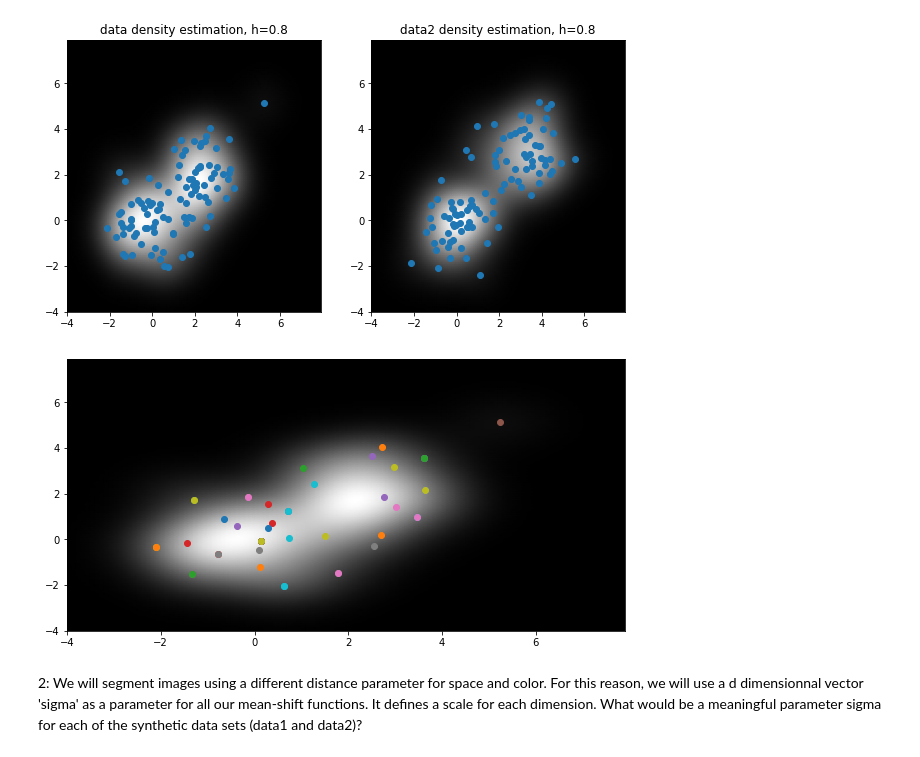
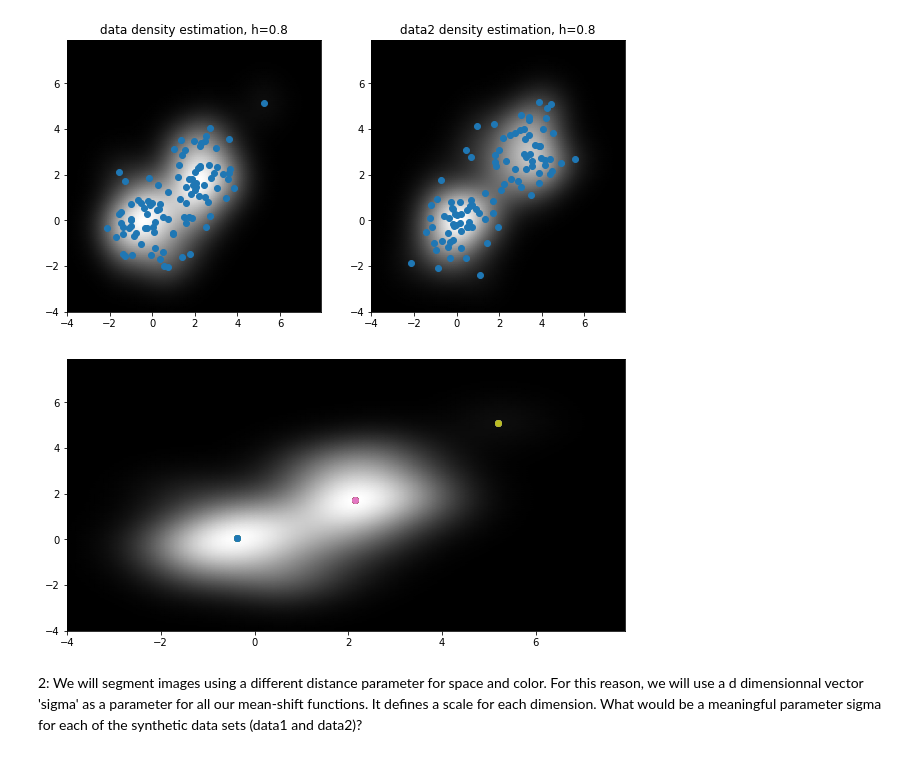
Before and after one commit to LouisLesueur/Illumination_project, a Jupyter notebook: mean_shift_TP.ipynb, the cells around one changed output. Drawn from its saved outputs; the diff is of its cells as text; code cells hidden in the pictures.

```diff
--- a/mean_shift_TP.ipynb
+++ b/mean_shift_TP.ipynb
@@ -158,36 +158,38 @@ def m(x, y, data, h):
 
 def mean_shift_algo(data, h, i):
 
     data_copy = np.copy(data)
     elem = np.array([data_copy[0][i], data_copy[1][i]])
 
     ms = m(*elem, data, h)
     elem2 = elem + ms
     while norm2(elem2-elem) > 0.000001:
         elem = elem2
         elem2 = m(*elem, data, h)
             #y = kernel_density_estimator(*elem, data, h)
             #xList.append(elem)
             #yList.append(y)
             #makeFig(xList, yList)
             #plt.pause(0.001)
 
     return elem2
 
 
 
+H = 0.8
+
 x = np.arange(-4,8,0.1)
 X,Y = np.meshgrid(x,x)
 plt.figure(figsize=(10,5))
-plt.pcolormesh(X, Y, kernel_density_estimator(X,Y, data, t), shading="gouraud")
+plt.pcolormesh(X, Y, kernel_density_estimator(X,Y, data, H), shading="gouraud")
 
 for i in range(99):
-    converge = mean_shift_algo(data, 0.1, i)
+    converge = mean_shift_algo(data, H, i)
     plt.scatter(*converge)
 
 plt.show()
 # %% [output]
-[figure, old version]
+[figure, new version]
 # %% [markdown]
 2: We will segment images using a different distance parameter for space and color. For this reason, we will use a d dimensionnal vector 'sigma' as a parameter for all our mean-shift functions. It defines a scale for each dimension. What would be a meaningful parameter sigma for each of the synthetic data sets (data1 and data2)?
 # %% [markdown]
```
